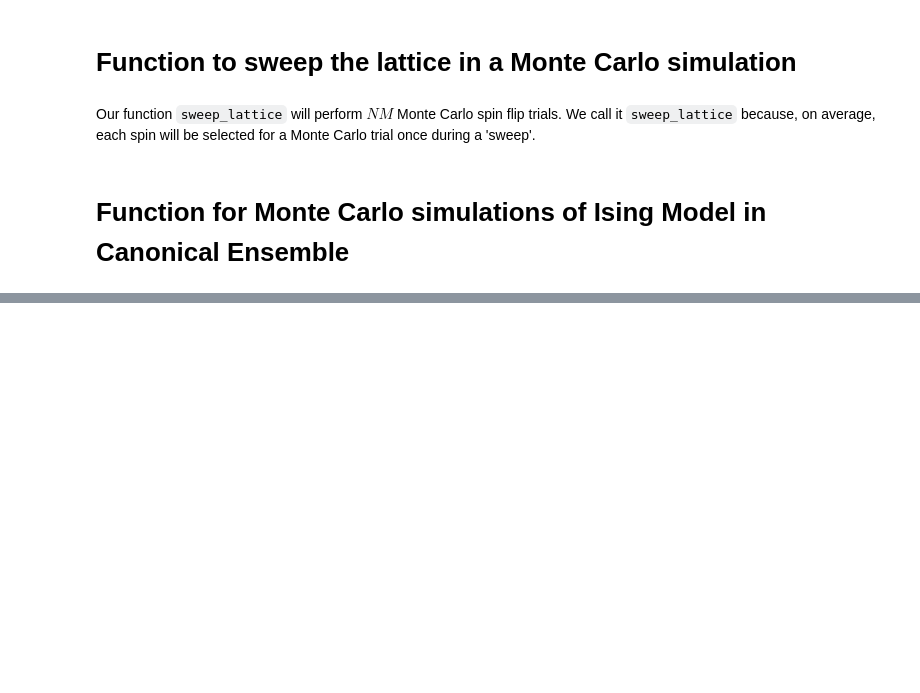
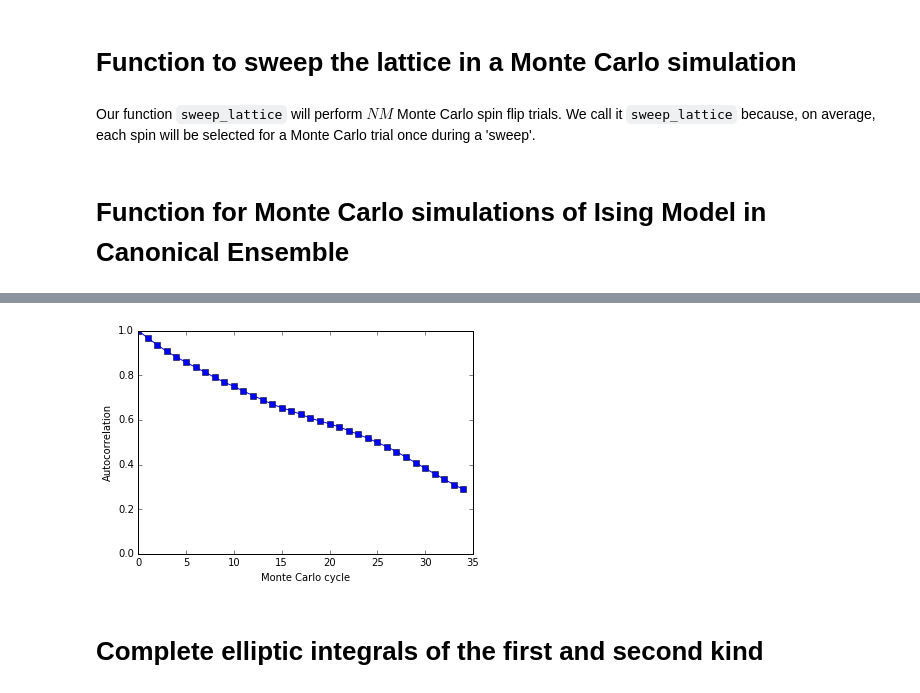
Before and after one commit to CorySimon/IsingModel, a Jupyter notebook: Ising Model.ipynb, the cells around one changed output, grey strips where cells are left out. Drawn from its saved outputs; the diff is of its cells as text; code cells hidden in the pictures; blank space fills up the shorter version.

```diff
--- a/Ising Model.ipynb
+++ b/Ising Model.ipynb
@@ -189,9 +189,14 @@ def plot_autocorrelation(data, kmax):
         corr[k] = autocorrelation_k_steps(data, k)
 
     fig = plt.figure()
+
     plt.xlabel("Monte Carlo cycle")
     plt.ylabel("Autocorrelation")
+
+    plt.ylim([0, 1])
+
     plt.plot(np.arange(kmax), corr, marker='s')
+
     plt.show()
 # %% [markdown]
 # Function to sweep the lattice in a Monte Carlo simulation
@@ -286,0 +331,6 @@ plot_autocorrelation(energy_samples, 15)
+# %%
+plot_autocorrelation(magnetization_samples, 35)
+# %% [output]
+[figure, added]
+# %% [markdown]
+# Complete elliptic integrals of the first and second kind
```
Also changed, not shown: parts of 15 cells of this notebook.
